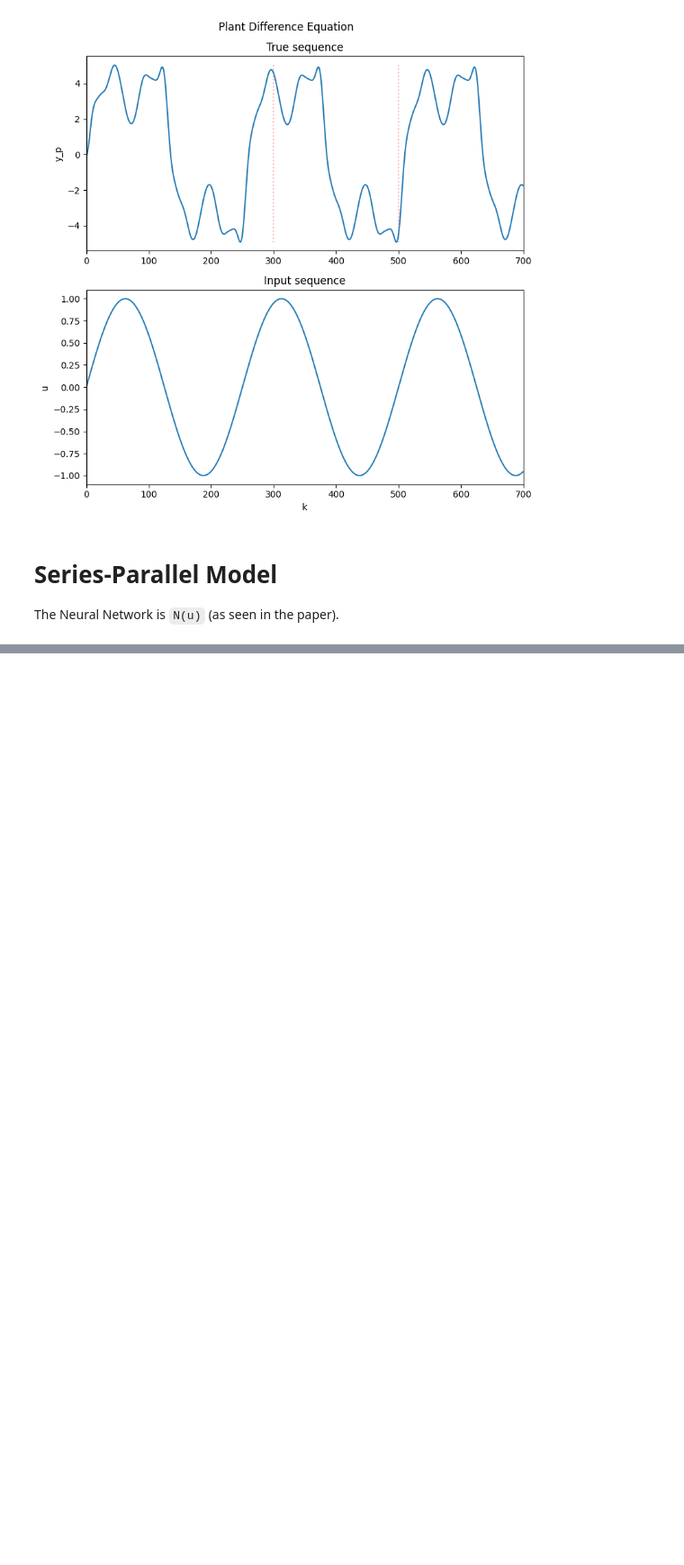
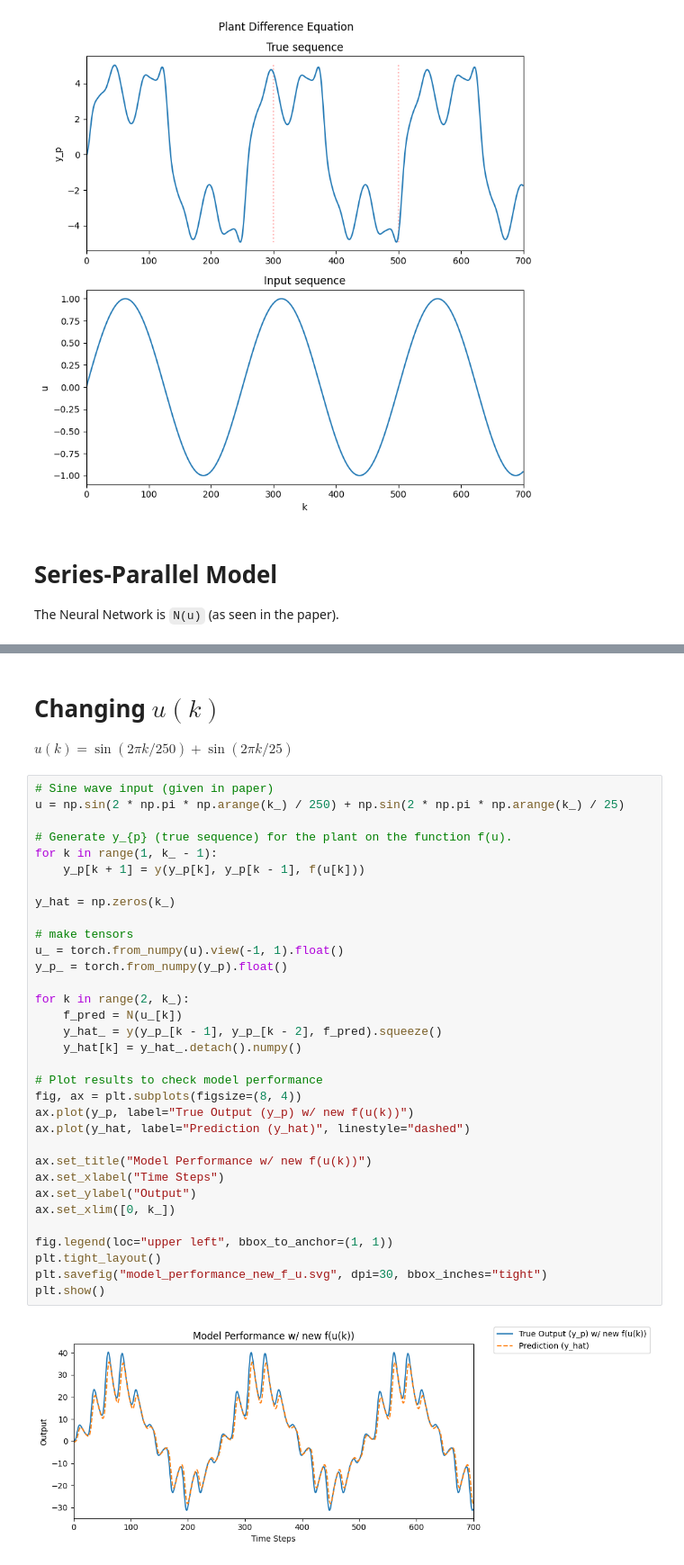
Before and after one commit to AFirooz/AI-from-scratch, a Jupyter notebook: PaperReproduction/Example1.ipynb, the cells around one changed output, grey strips where cells are left out. Shown at 90% size. Saved outputs shown, nothing was run; the diff lists cells and outputs as text; blank space fills up the shorter version.

```diff
--- a/PaperReproduction/Example1.ipynb
+++ b/PaperReproduction/Example1.ipynb
@@ -166,0 +202,39 @@ tensor(0.1802, grad_fn=<MseLossBackward0>)
+# %% [markdown]
+# Changing $u(k)$
+
+$u(k) = \sin(2\pi k / 250) + \sin(2 \pi k / 25)$
+# %%
+# Sine wave input (given in paper)
+u = np.sin(2 * np.pi * np.arange(k_) / 250) + np.sin(2 * np.pi * np.arange(k_) / 25)
+
+# Generate y_{p} (true sequence) for the plant on the function f(u).
+for k in range(1, k_ - 1):
+    y_p[k + 1] = y(y_p[k], y_p[k - 1], f(u[k]))
+
+y_hat = np.zeros(k_)
+
+# make tensors
+u_ = torch.from_numpy(u).view(-1, 1).float()
+y_p_ = torch.from_numpy(y_p).float()
+
+for k in range(2, k_):
+    f_pred = N(u_[k])
+    y_hat_ = y(y_p_[k - 1], y_p_[k - 2], f_pred).squeeze()
+    y_hat[k] = y_hat_.detach().numpy()
+
+# Plot results to check model performance
+fig, ax = plt.subplots(figsize=(8, 4))
+ax.plot(y_p, label="True Output (y_p) w/ new f(u(k))")
+ax.plot(y_hat, label="Prediction (y_hat)", linestyle="dashed")
+
+ax.set_title("Model Performance w/ new f(u(k))")
+ax.set_xlabel("Time Steps")
+ax.set_ylabel("Output")
+ax.set_xlim([0, k_])
+
+fig.legend(loc="upper left", bbox_to_anchor=(1, 1))
+plt.tight_layout()
+plt.savefig("model_performance_new_f_u.svg", dpi=30, bbox_inches="tight")
+plt.show()
+# %% [output]
+[figure, added]
```
Also changed, not shown: parts of 12 cells of this notebook, 6 other files.
